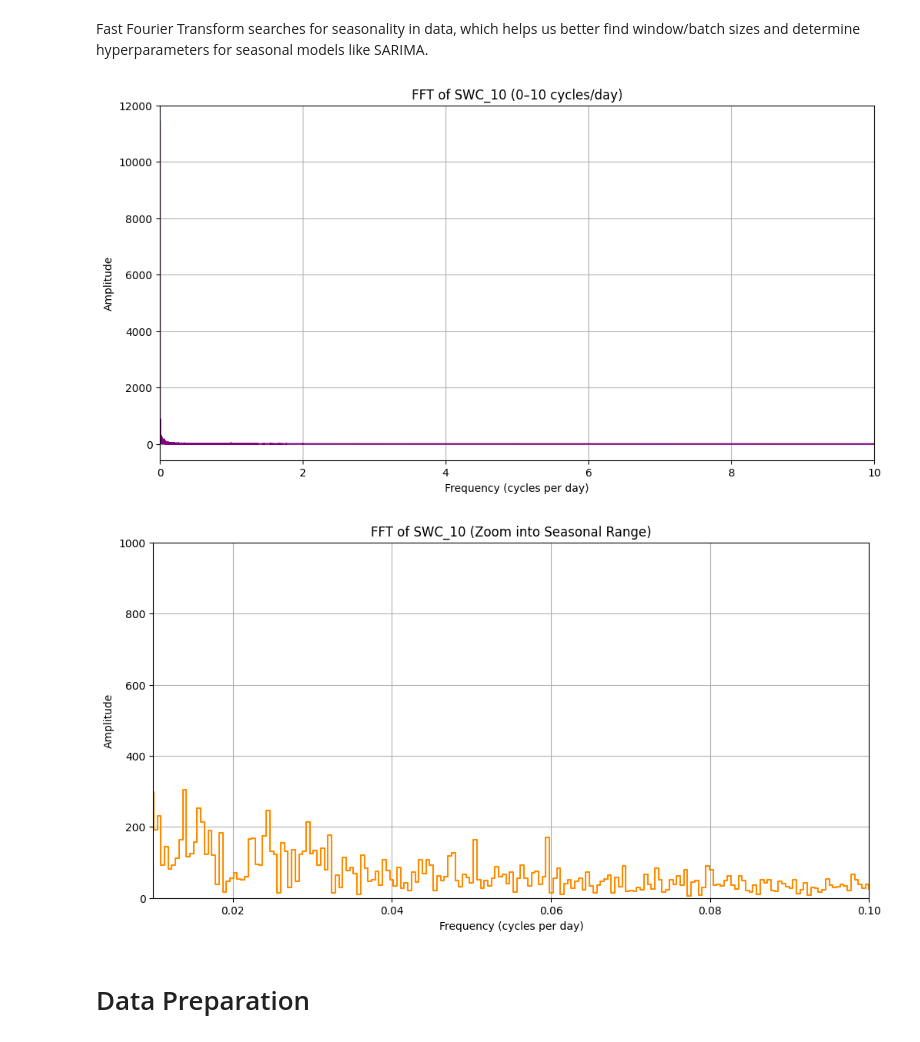
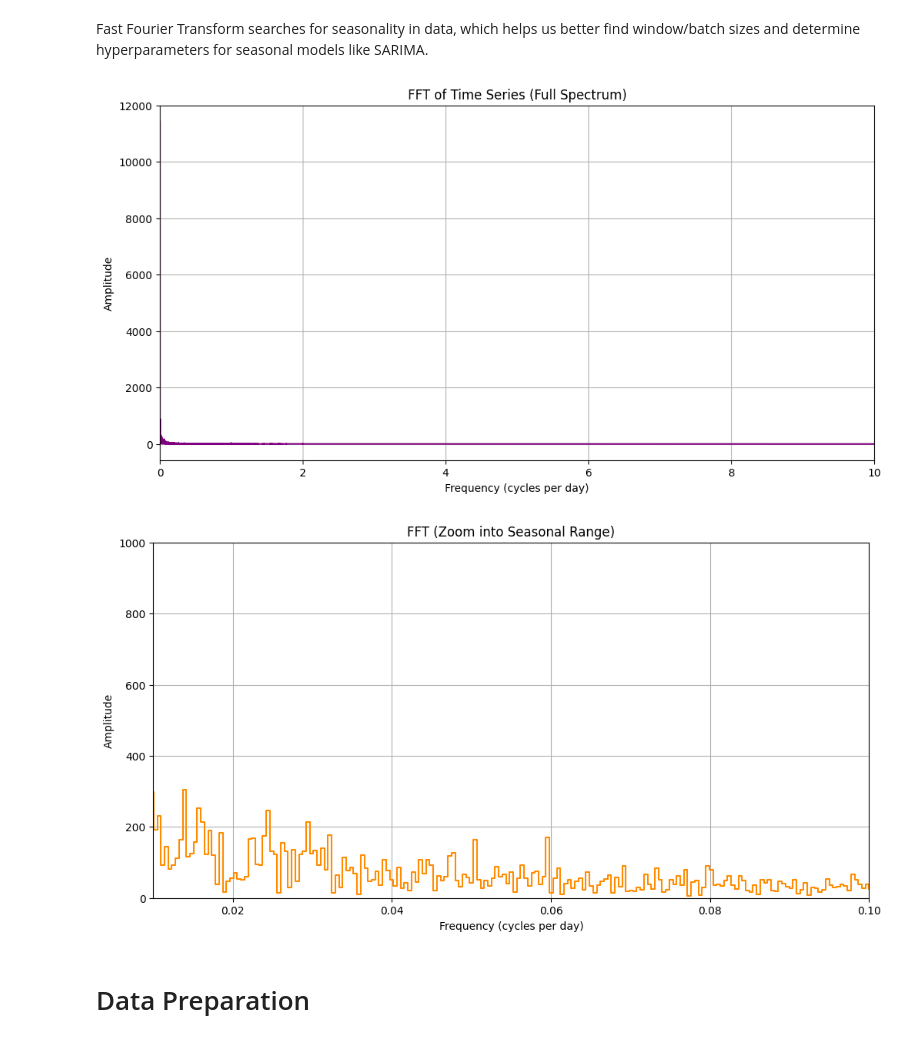
Before and after one commit to kiat/tx-soil-moisture, a Jupyter notebook: mnk_model_comparison/mnk_model_comparison.ipynb, the cells around one changed output. Saved outputs shown, nothing was run; the diff lists cells and outputs as text; code cells hidden in the pictures.

```diff
--- a/mnk_model_comparison/mnk_model_comparison.ipynb
+++ b/mnk_model_comparison/mnk_model_comparison.ipynb
@@ -177,8 +52,7 @@ def build_lstm_model(input_shape, params):
 # %% [markdown]
 # Data Loading and Analysis
 # %%
-data = pd.read_csv('C:/Users/mnabh/Research - Soil Moisture Content/tx-soil-moisture/datasets/Revised_Final_Data/Station3_Revised_Final_Data.csv',
-    parse_dates=['Date'], index_col='Date')
+data = pd.read_csv(INPUT_PATH, parse_dates=['Date'], index_col='Date')
 # %% [markdown]
 Printing the head gives us a quick sample of how our data looks and what features we are working with.
 # %%
@@ -298,38 +150,10 @@ Name: SWC_10, dtype: float64
 # %% [markdown]
 Fast Fourier Transform searches for seasonality in data, which helps us better find window/batch sizes and determine hyperparameters for seasonal models like SARIMA.
 # %%
-# Full FFT
-swc = data['SWC_10'].values.astype(np.float32)
-fft = tf.signal.rfft(swc)
-
-samples_per_day = 24
-n_samples = len(swc)
-f_per_dataset = np.arange(0, len(fft))
-f_per_day = f_per_dataset * (samples_per_day / n_samples)
-
-# Plot: full spectrum up to 10 cycles/day
-plt.figure(figsize=(12, 6))
-plt.step(f_per_day, np.abs(fft), color='purple')
-plt.xlabel('Frequency (cycles per day)')
-plt.ylabel('Amplitude')
-plt.title('FFT of SWC_10 (0–10 cycles/day)')
-plt.xlim([0, 10])
-plt.grid()
-plt.show()
-
-# Plot: zoom into low frequencies (seasonal/week/daily)
-plt.figure(figsize=(12, 6))
-plt.step(f_per_day, np.abs(fft), color='darkorange')
-plt.xlabel('Frequency (cycles per day)')
-plt.ylabel('Amplitude')
-plt.title('FFT of SWC_10 (Zoom into Seasonal Range)')
-plt.xlim([0.01, 0.1])     # Focus only where meaningful seasonal cycles might show
-plt.ylim([0, 1000])        # Adjust this based on the spike's height; fine-tune interactively
-plt.grid()
-plt.show()
+plot_fft_analysis(data[TARGET_COL])
 # %% [output]
 [figure]
-[figure, old version]
+[figure, new version]
 # %% [markdown]
 # Data Preparation
 # %% [markdown]
```
Also changed, not shown: parts of 27 cells of this notebook, 2 other files.
